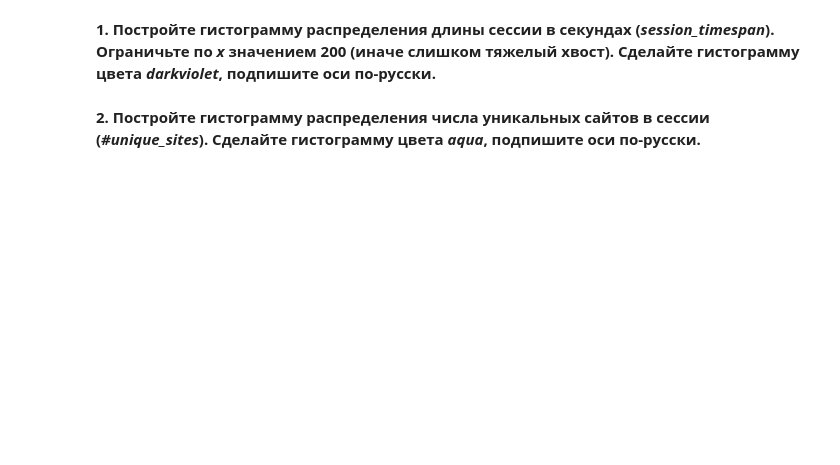
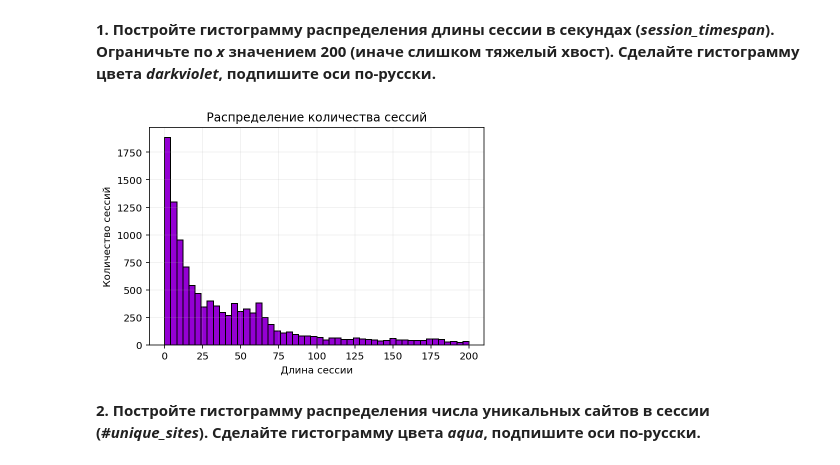
Before and after one commit to armavox/mldaspec, a Jupyter notebook: capstone/project_alice/week3_visual_analysis_and_fe.ipynb, the cells around one changed output. Saved outputs shown, nothing was run; the diff lists cells and outputs as text; code cells hidden in the pictures; blank space fills up the shorter version.

Commit message:
week3_hists

```diff
--- a/capstone/project_alice/week3_visual_analysis_and_fe.ipynb
+++ b/capstone/project_alice/week3_visual_analysis_and_fe.ipynb
@@ -235,4 +233,5 @@ train_data_toy
 # %%
 %%time
 train_data_10users = prepare_train_set_with_fe(os.path.join(PATH_TO_DATA, '10users'),
-                                               site_freq_path=os.path.join)
+                                               os.path.join(PATH_TO_DATA, 'site_freq_10users.pkl'),
+                                               return_table=True)
@@ -278,7 +302,7 @@ with open(os.path.join(PATH_TO_DATA,
 # %%
 id_name_dict = {128: 'Mary-Kate', 39: 'Ashley', 207: 'Lindsey', 127: 'Naomi', 237: 'Avril',
                33: 'Bob', 50: 'Bill', 31: 'John', 100: 'Dick', 241: 'Ed'}
-train_data_10users['target'] = train_data_10users['target'].map(id_name_dict)
+train_data_10users['user_id'] = train_data_10users['user_id'].map(id_name_dict)
 # %%
 color_dic = {'Mary-Kate': 'pink', 'Ashley': 'darkviolet', 'Lindsey':'blueviolet',
              'Naomi': 'hotpink', 'Avril': 'orchid',
@@ -291,2 +322,11 @@ train_data_10users['session_timespan']  ''' ВАШ КОД ЗДЕСЬ '''
+# %%
+hist_data = train_data_10users['session_timespan']
+plt.hist(hist_data, bins=50, range=(0,200), color='darkviolet')
+plt.grid(True, alpha=.2)
+plt.xlabel('Длина сессии, с')
+plt.ylabel('Количество сессий')
+plt.title('Распределение количества сессий');
+# %% [output]
+[figure, added]
 # %% [markdown]
 **2. Постройте гистограмму распределения числа уникальных сайтов в сессии (*#unique_sites*). Сделайте гистограмму цвета *aqua*, подпишите оси по-русски.**
```
Also changed, not shown: parts of 32 cells of this notebook, 4 other files.
